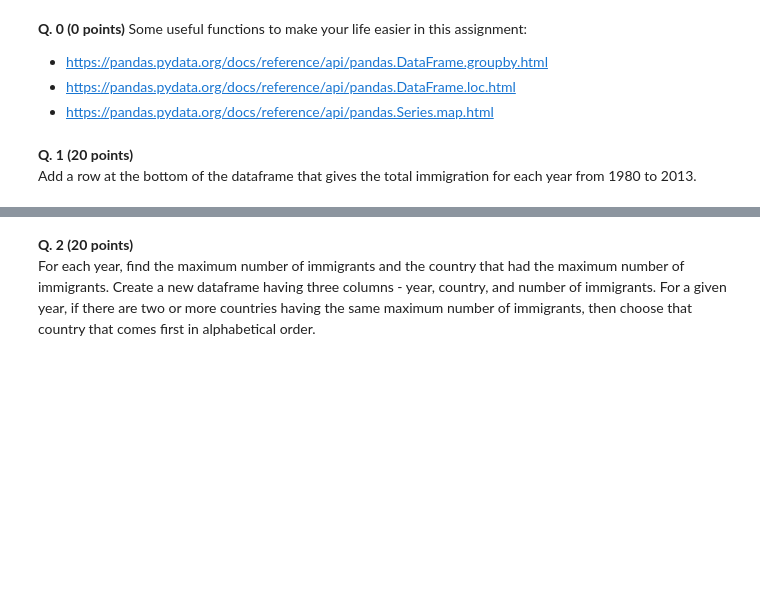
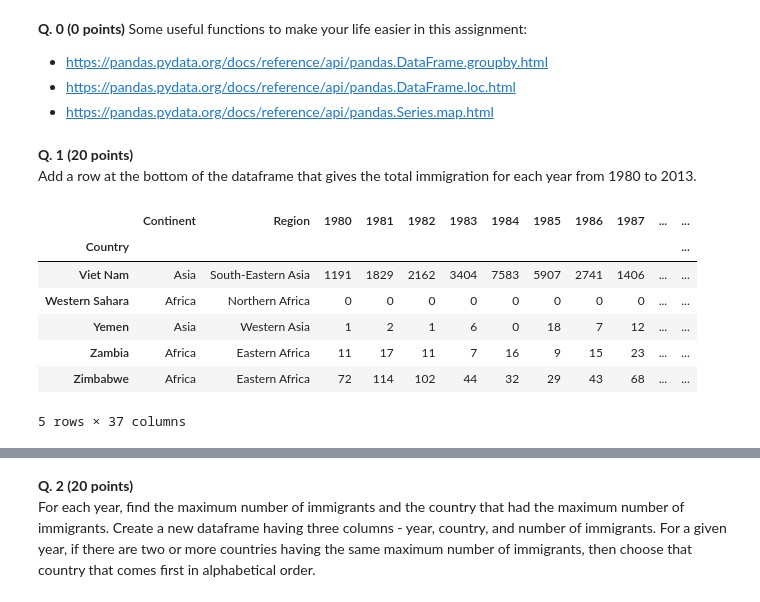
Before and after one commit to dylanxlam/data_visualization_practive, a Jupyter notebook: practice1/HWK1.ipynb, the cells around one changed output, grey strips where cells are left out. Saved outputs shown, nothing was run; the diff lists cells and outputs as text; code cells hidden in the pictures; blank space fills up the shorter version.

```diff
--- a/practice1/HWK1.ipynb
+++ b/practice1/HWK1.ipynb
@@ -97,3 +233,14 @@ Some useful functions to make your life easier in this assignment:
 # %% [markdown]
 **Q. 1 (20 points)**
 Add a row at the bottom of the dataframe that gives the total immigration for each year from 1980 to 2013.
+# %%
+df.tail()
+# %% [output]
+|  | Continent | Region | 1980 | 1981 | 1982 | 1983 | 1984 | 1985 | 1986 | 1987 | ... | ... |
+| Country |  |  |  |  |  |  |  |  |  |  |  | ... |
+| Viet Nam | Asia | South-Eastern Asia | 1191 | 1829 | 2162 | 3404 | 7583 | 5907 | 2741 | 1406 | ... | ... |
+| Western Sahara | Africa | Northern Africa | 0 | 0 | 0 | 0 | 0 | 0 | 0 | 0 | ... | ... |
+| Yemen | Asia | Western Asia | 1 | 2 | 1 | 6 | 0 | 18 | 7 | 12 | ... | ... |
+| Zambia | Africa | Eastern Africa | 11 | 17 | 11 | 7 | 16 | 9 | 15 | 23 | ... | ... |
+| Zimbabwe | Africa | Eastern Africa | 72 | 114 | 102 | 44 | 32 | 29 | 43 | 68 | ... | ... |
+5 rows × 37 columns
```
Also changed, not shown: parts of 25 cells of this notebook.
